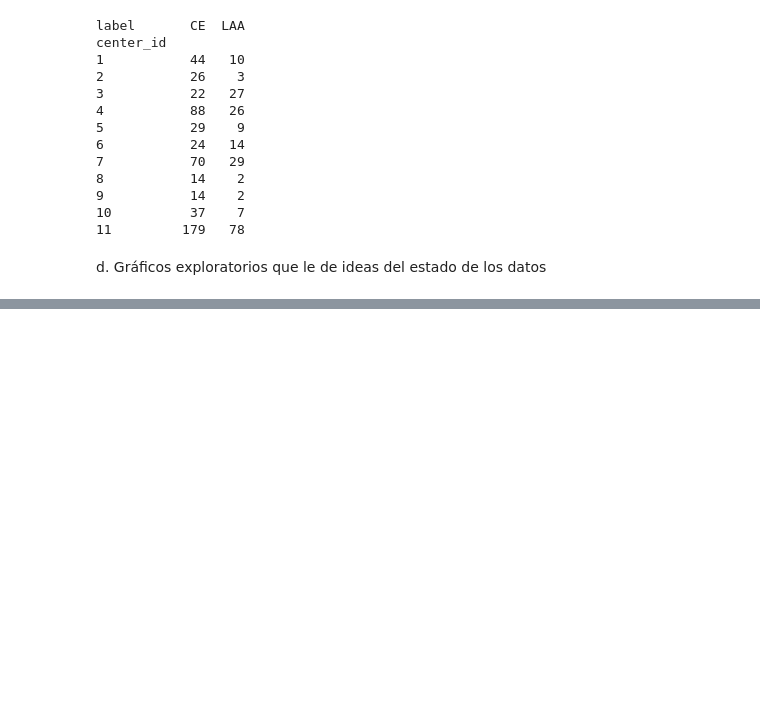
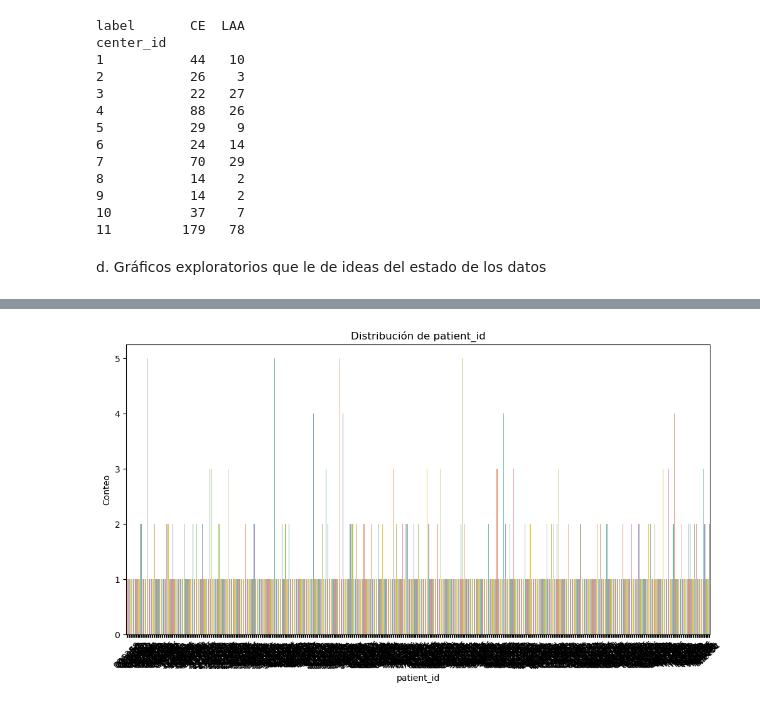
Before and after one commit to elisamayoa/Proyecto1_DataScience, a Jupyter notebook: Análisis_Exploratorio.ipynb, the cells around one changed output, grey strips where cells are left out. Cells and saved outputs as stored; diff of their text form; code cells hidden in the pictures; blank space fills up the shorter version.

```diff
--- a/Análisis_Exploratorio.ipynb
+++ b/Análisis_Exploratorio.ipynb
@@ -185,0 +206,10 @@ for center in unique_centers:
+# %%
+plt.figure(figsize=(12, 6))
+sns.countplot(data=df, x='patient_id', palette='Set2')
+plt.xlabel('patient_id')
+plt.ylabel('Conteo')
+plt.title('Distribución de patient_id')
+plt.xticks(rotation=45)
+plt.show()
+# %% [output]
+[figure, added]
```
Also changed, not shown: parts of 9 cells of this notebook.
